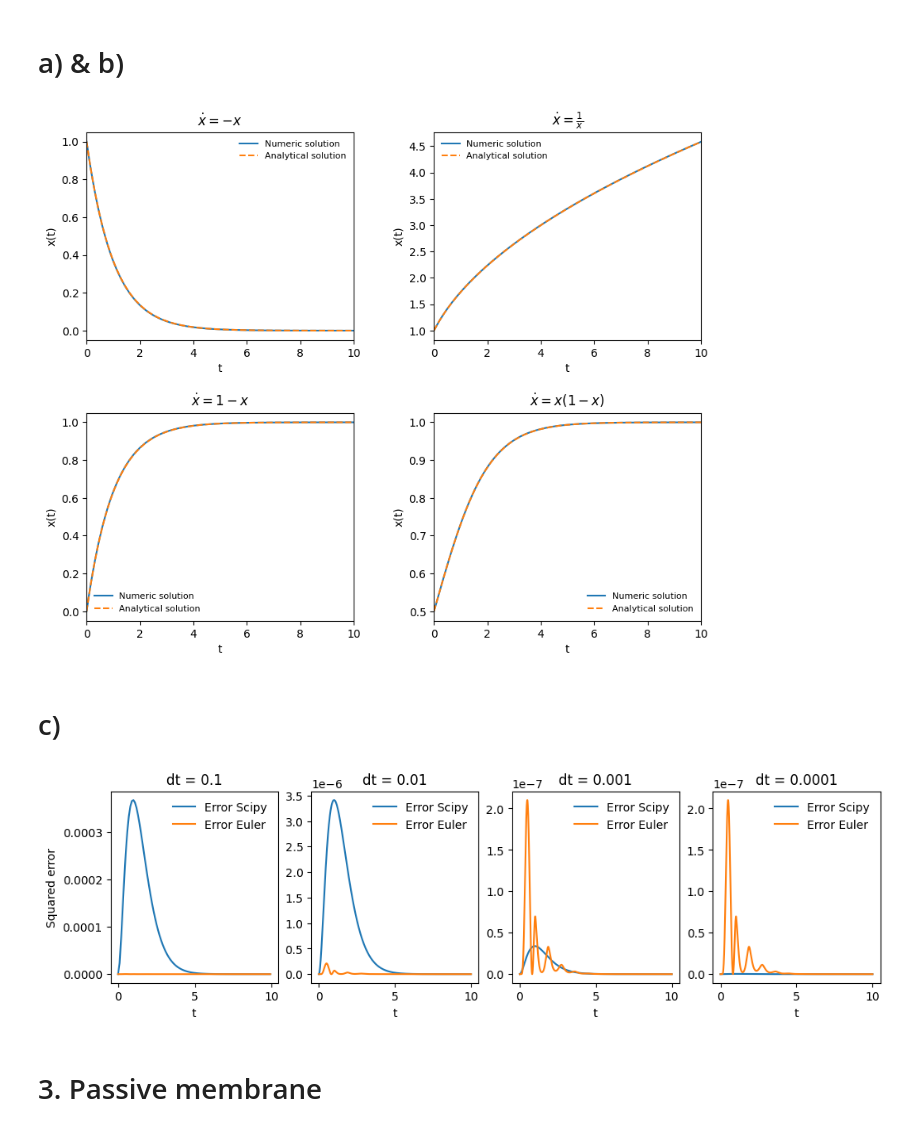
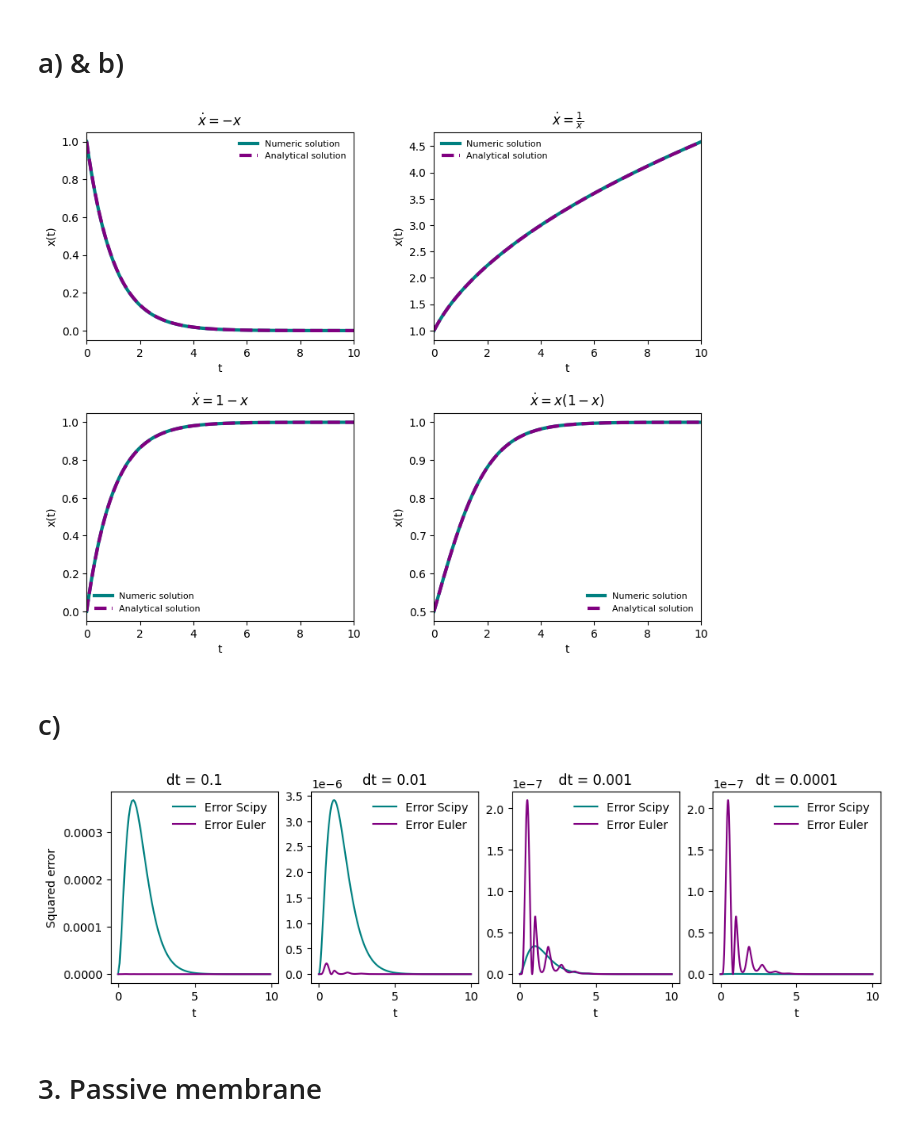
Before and after one commit to janovovo/MNS_CP_Part2, a Jupyter notebook: CP4_Jano.ipynb, the cells around one changed output. Cells and saved outputs as stored; diff of their text form; code cells hidden in the pictures.

Commit message:
solutions for CP4

```diff
--- a/CP4_Jano.ipynb
+++ b/CP4_Jano.ipynb
@@ -70,8 +70,8 @@ plt.subplots_adjust(hspace=0.35, wspace=0.3)
 
 for i, (ax, sol) in enumerate(zip([ax1, ax2, ax3, ax4], solutions)):
 
-    ax.plot(times[i], numeric_solutions[i], label="Numeric solution")
-    ax.plot(times[i], solutions[i](times[i]), linestyle="--", label="Analytical solution")
+    ax.plot(times[i], numeric_solutions[i], label="Numeric solution", color="teal", linewidth=3)
+    ax.plot(times[i], solutions[i](times[i]), linestyle="--", label="Analytical solution", color="purple", linewidth=3)
     ax.set_title(titles[i])
 
     ax.set_xlim([0, 10])
@@ -79,7 +79,7 @@ for i, (ax, sol) in enumerate(zip([ax1, ax2, ax3, ax4], solutions)):
     ax.set_ylabel("x(t)")
     ax.legend(fontsize=8, loc="best", frameon=False)
 # %% [output]
-[figure, old version]
+[figure, new version]
 # %% [markdown]
 # c)
 # %%
@@ -104,18 +104,18 @@ def compare_solutions(func, dt, x0, t_min, t_max, sol):
 # %%
 fig, (ax1, ax2, ax3, ax4) = plt.subplots(1, 4, figsize=(12, 3))
 
 for dt, ax in zip([0.1, 0.01, 0.001, 0.0001], [ax1, ax2, ax3, ax4]):
     ts, qe_num, qe_sci = compare_solutions(func=func1, dt=dt, x0=1, t_min=0, t_max=10, sol=sol_1)
 
-    ax.plot(ts, qe_num, label="Error Scipy")
-    ax.plot(ts, qe_sci, label="Error Euler")
+    ax.plot(ts, qe_num, label="Error Scipy", color="teal")
+    ax.plot(ts, qe_sci, label="Error Euler", color="purple")
     ax.set_title(f"dt = {dt}")
     ax.legend(frameon=False)
     ax.set_xlabel("t")
     if ax == ax1:
         ax.set_ylabel("Squared error")
 # %% [output]
-[figure, old version]
+[figure, new version]
 # %% [markdown]
 # 3. Passive membrane
 # %% [markdown]
```
